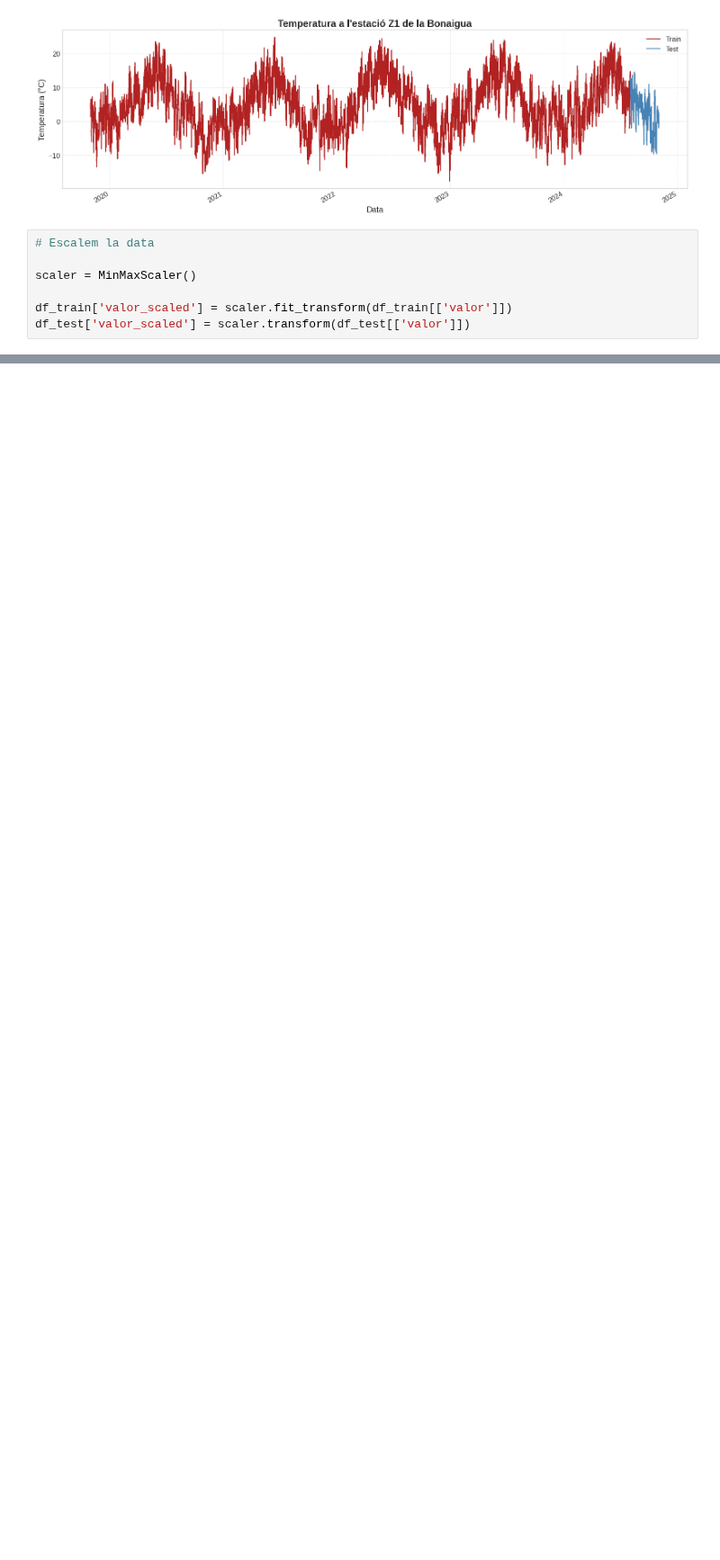
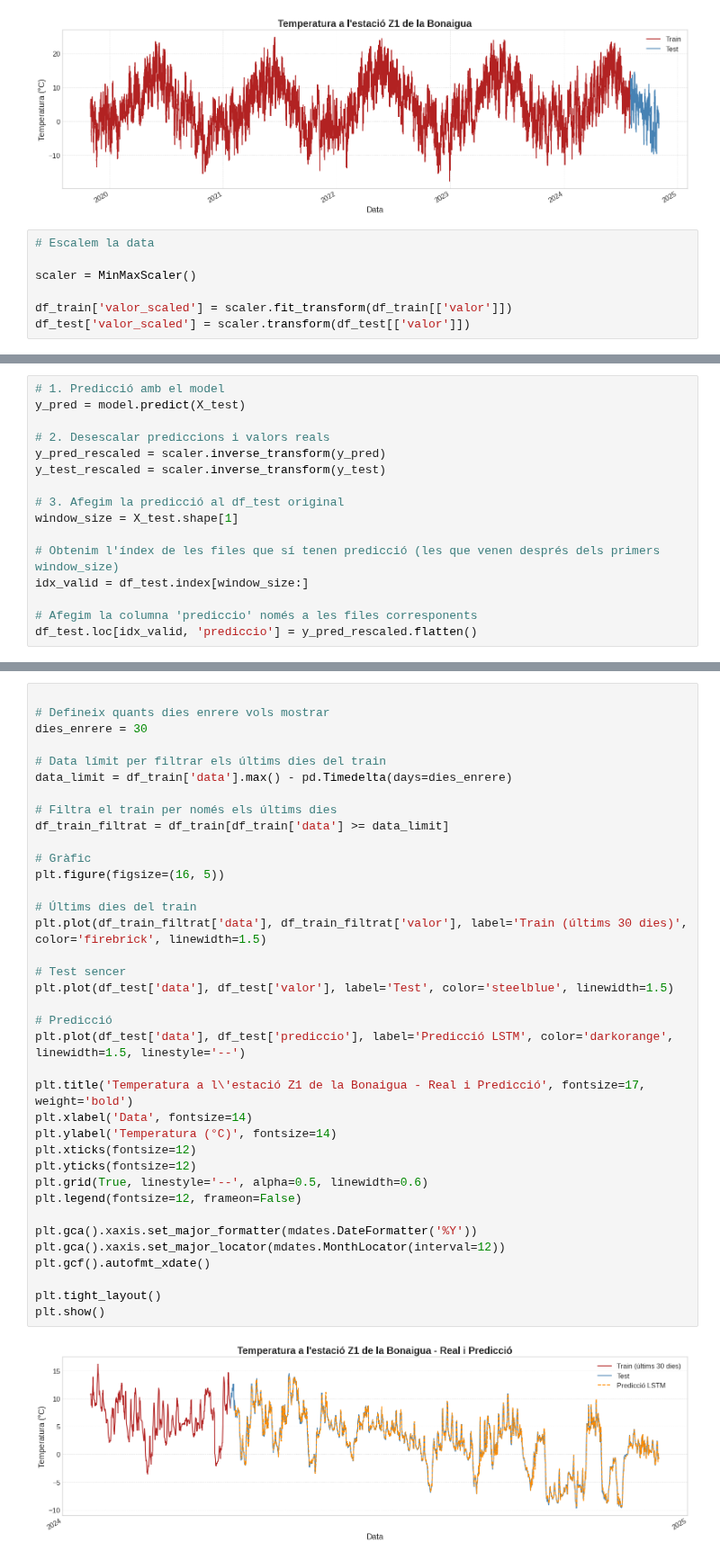
Before and after one commit to Paurro/TFM_SCM_Temperature_Forecasting_ML, a Jupyter notebook: models_prediccio/lstm_model.ipynb, the cells around one changed output, grey strips where cells are left out. Shown at 90% size. Saved outputs shown, nothing was run; the diff lists cells and outputs as text; blank space fills up the shorter version.

```diff
--- a/models_prediccio/lstm_model.ipynb
+++ b/models_prediccio/lstm_model.ipynb
@@ -234,0 +349,16 @@ df_train
+# %%
+# 1. Predicció amb el model
+y_pred = model.predict(X_test)
+
+# 2. Desescalar prediccions i valors reals
+y_pred_rescaled = scaler.inverse_transform(y_pred)
+y_test_rescaled = scaler.inverse_transform(y_test)
+
+# 3. Afegim la predicció al df_test original
+window_size = X_test.shape[1]
+
+# Obtenim l'índex de les files que sí tenen predicció (les que venen després dels primers window_size)
+idx_valid = df_test.index[window_size:]
+
+# Afegim la columna 'prediccio' només a les files corresponents
+df_test.loc[idx_valid, 'prediccio'] = y_pred_rescaled.flatten()
@@ -234,0 +383,39 @@ df_train
+# %%
+
+# Defineix quants dies enrere vols mostrar
+dies_enrere = 30
+
+# Data límit per filtrar els últims dies del train
+data_limit = df_train['data'].max() - pd.Timedelta(days=dies_enrere)
+
+# Filtra el train per només els últims dies
+df_train_filtrat = df_train[df_train['data'] >= data_limit]
+
+# Gràfic
+plt.figure(figsize=(16, 5))
+
+# Últims dies del train
+plt.plot(df_train_filtrat['data'], df_train_filtrat['valor'], label='Train (últims 30 dies)', color='firebrick', linewidth=1.5)
+
+# Test sencer
+plt.plot(df_test['data'], df_test['valor'], label='Test', color='steelblue', linewidth=1.5)
+
+# Predicció
+plt.plot(df_test['data'], df_test['prediccio'], label='Predicció LSTM', color='darkorange', linewidth=1.5, linestyle='--')
+
+plt.title('Temperatura a l\'estació Z1 de la Bonaigua - Real i Predicció', fontsize=17, weight='bold')
+plt.xlabel('Data', fontsize=14)
+plt.ylabel('Temperatura (°C)', fontsize=14)
+plt.xticks(fontsize=12)
+plt.yticks(fontsize=12)
+plt.grid(True, linestyle='--', alpha=0.5, linewidth=0.6)
+plt.legend(fontsize=12, frameon=False)
+
+plt.gca().xaxis.set_major_formatter(mdates.DateFormatter('%Y'))
+plt.gca().xaxis.set_major_locator(mdates.MonthLocator(interval=12))
+plt.gcf().autofmt_xdate()
+
+plt.tight_layout()
+plt.show()
+# %% [output]
+[figure, added]
```
Also changed, not shown: parts of 12 cells of this notebook.
